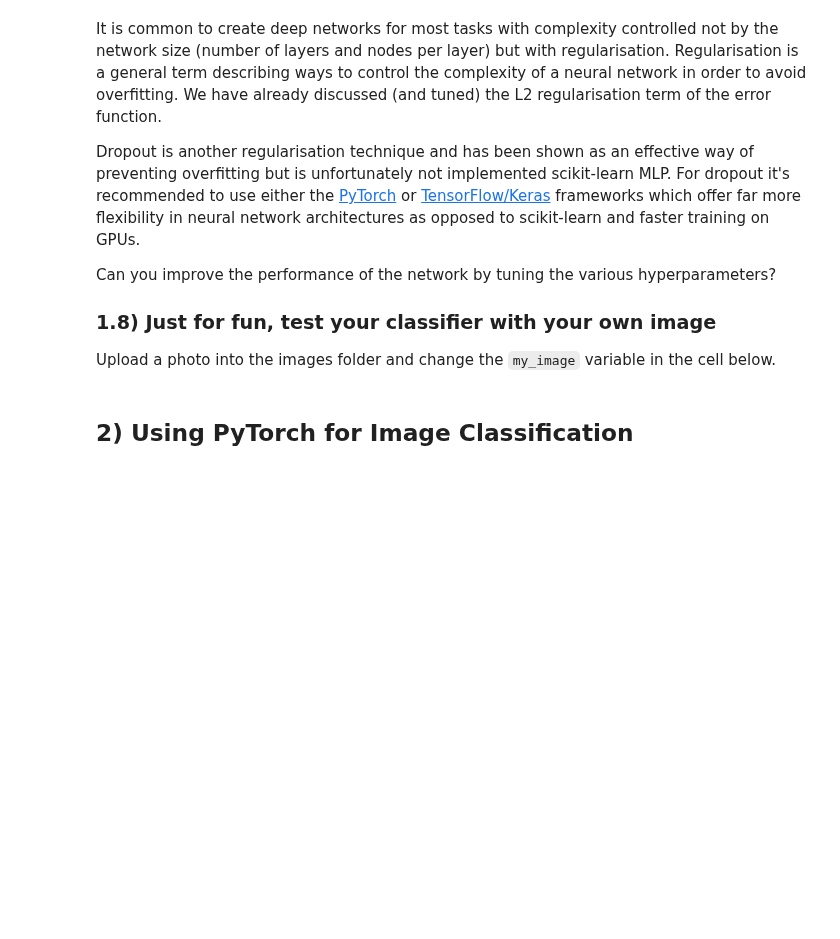
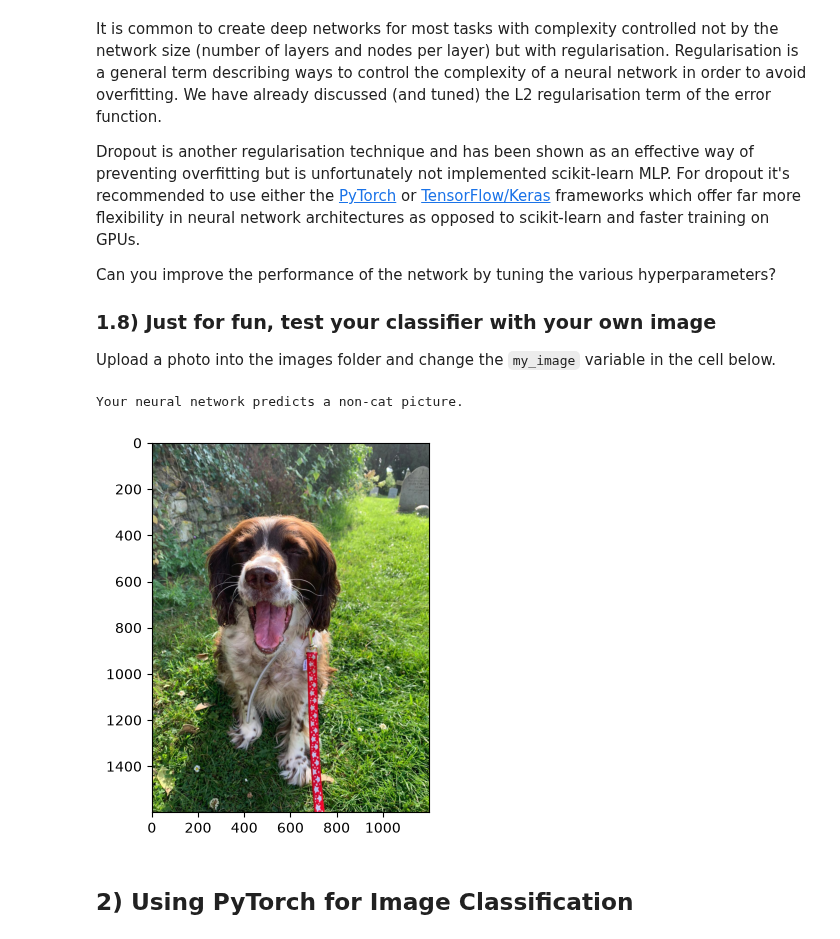
Before and after one commit to yaxuen05/lab_sheets_public, a Jupyter notebook: lab2/lab2-neural_nets.ipynb, the cells around one changed output. Saved outputs shown, nothing was run; the diff lists cells and outputs as text; code cells hidden in the pictures; blank space fills up the shorter version.

```diff
--- a/lab2/lab2-neural_nets.ipynb
+++ b/lab2/lab2-neural_nets.ipynb
@@ -193,0 +272,9 @@ learning_rates = np.logspace(-4, -2, 100)
+# %%
+# write your code here
+alphas = np.logspace(-3, 0, 100)
+learning_rates = np.logspace(-4, -2, 100)
+param_dict = {"alpha": alphas,
+              "learning_rate_init": learning_rates
+             }
+clf = RandomizedSearchCV(model, param_dict, n_iter=10, cv=3)
+clf.fit(normalised_train_x, train_y.flatten())
@@ -201,16 +307,19 @@ Can you improve the performance of the network by tuning the various hyperparame
 ### 1.8) Just for fun, test your classifier with your own image
 Upload a photo into the images folder and change the `my_image` variable in the cell below.
 # %%
-my_image = "cat.jpg" # change this to the name of your image file
+my_image = "dog.jpg" # change this to the name of your image file
 
 fname = "images/" + my_image
 image = np.array(imageio.imread(fname))
-my_image = np.array(Image.fromarray(image).resize((height,width))).reshape((-1,1))
+my_image = np.array(Image.fromarray(image).resize((64,64))).reshape((-1,1))
 my_image = my_image/255.
-my_predicted_image = nn_clf.predict(my_image.T)
+my_predicted_image = clf.predict(my_image.T)
 
 plt.imshow(image)
 print ("Your neural network predicts a " + classes[int(np.squeeze(my_predicted_image)),].decode("utf-8") +  " picture.")
+# %% [output]
+Your neural network predicts a non-cat picture.
+[figure, added]
 # %% [markdown]
 ## 2) Using PyTorch for Image Classification
 # %% [markdown]
```
Also changed, not shown: parts of 18 cells of this notebook, 9 other files.
